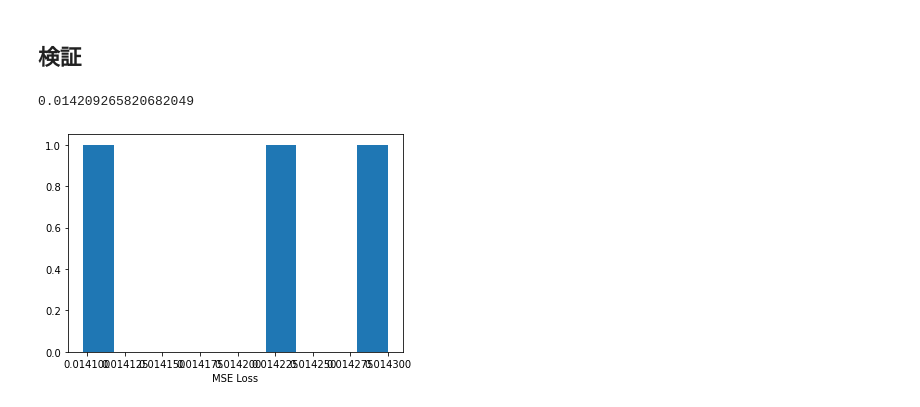
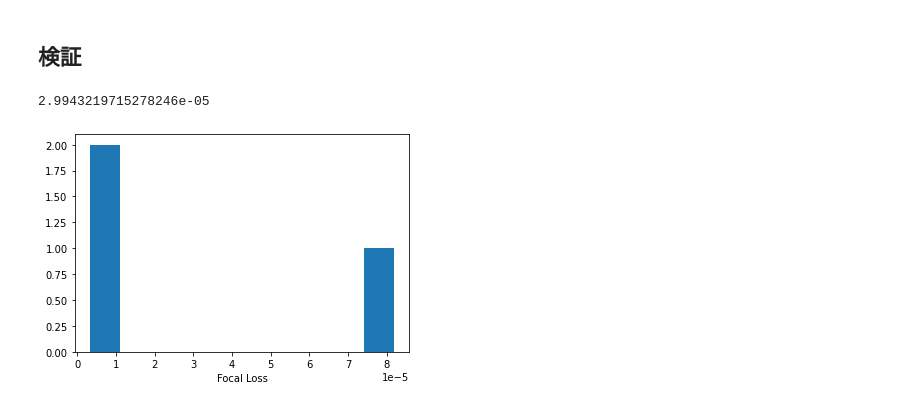
Before and after one commit to kojikojiprg/ova4gar, a Jupyter notebook: notebooks/individual_activity/keypoints_occlusion.ipynb, the cells around one changed output. Saved outputs shown, nothing was run; the diff lists cells and outputs as text; code cells hidden in the pictures.

```diff
--- a/notebooks/individual_activity/keypoints_occlusion.ipynb
+++ b/notebooks/individual_activity/keypoints_occlusion.ipynb
@@ -387,16 +462,16 @@ model = model.to(device)
 # %%
 losses = []
 with torch.no_grad():
     model = model.eval()
-    for x, y in test_loader:
+    for x, y, _, sig in test_loader:
         x = model(x)
-        loss = criterion(x, y)
+        loss = criterion(x, y, sig)
         losses.append(loss.item())
+
+print(np.mean(losses))
+plt.hist(losses)
+plt.xlabel('Focal Loss')
+plt.show()
+# %% [output]
+2.9943219715278246e-05
+[figure, added]
-# %%
-print(np.mean(losses))
-plt.hist(losses)
-plt.xlabel('MSE Loss')
-plt.show()
-# %% [output]
-0.014209265820682049
-[figure, removed]
```
Also changed, not shown: parts of 16 cells of this notebook, 2 other files.
